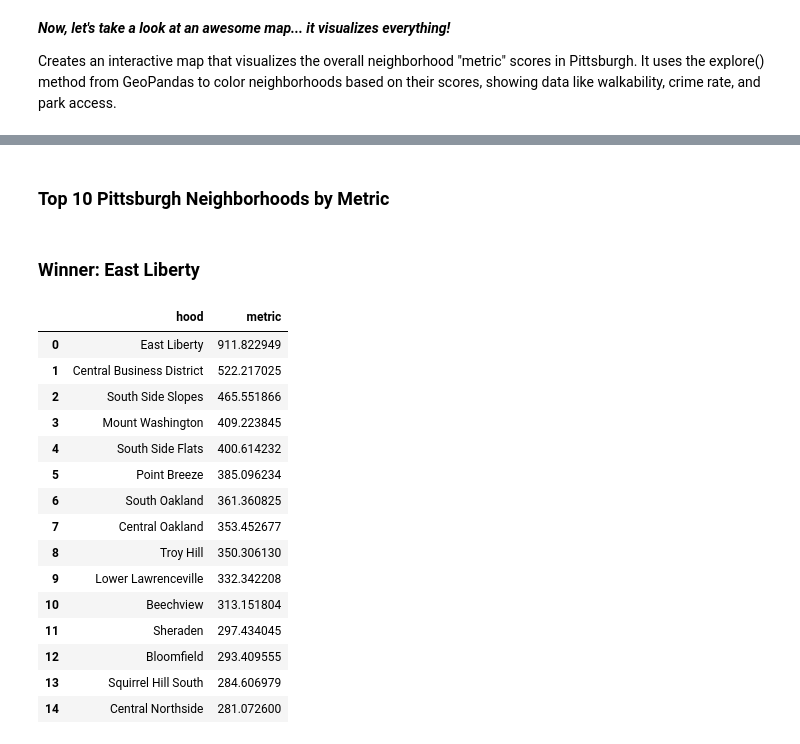
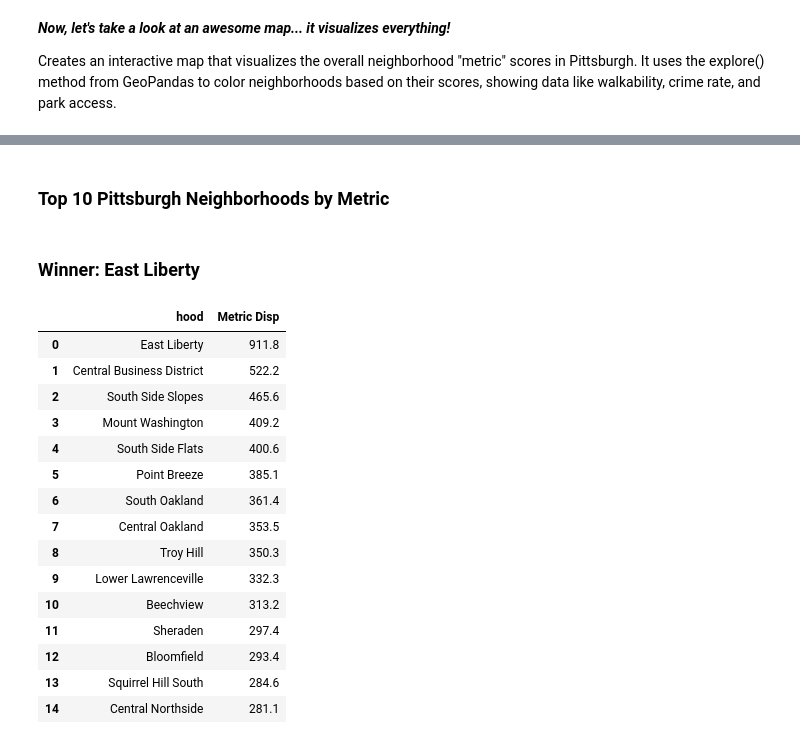
Before and after one commit to WampiFlampi/GNU-plus-Project, a Jupyter notebook: notebooks/CombinedMetric.ipynb, the cells around one changed output, grey strips where cells are left out. Saved outputs shown, nothing was run; the diff lists cells and outputs as text; code cells hidden in the pictures.

```diff
--- a/notebooks/CombinedMetric.ipynb
+++ b/notebooks/CombinedMetric.ipynb
@@ -227,26 +227,26 @@ display(metric_map)
 # %%
 display(Markdown("### Top 10 Pittsburgh Neighborhoods by Metric"))
 display(Markdown("### Winner: East Liberty"))
-places[['hood', 'metric']].sort_values(by='metric', ascending=False).reset_index(drop=True).head(15)
+places[['hood', 'Metric Disp']].sort_values(by='Metric Disp', ascending=False).reset_index(drop=True).head(15)
 # %% [output]
 ### Top 10 Pittsburgh Neighborhoods by Metric
 ### Winner: East Liberty
-|  | hood | metric |
-| 0 | East Liberty | 911.822949 |
-| 1 | Central Business District | 522.217025 |
-| 2 | South Side Slopes | 465.551866 |
-| 3 | Mount Washington | 409.223845 |
-| 4 | South Side Flats | 400.614232 |
-| 5 | Point Breeze | 385.096234 |
-| 6 | South Oakland | 361.360825 |
-| 7 | Central Oakland | 353.452677 |
-| 8 | Troy Hill | 350.306130 |
-| 9 | Lower Lawrenceville | 332.342208 |
-| 10 | Beechview | 313.151804 |
-| 11 | Sheraden | 297.434045 |
-| 12 | Bloomfield | 293.409555 |
-| 13 | Squirrel Hill South | 284.606979 |
-| 14 | Central Northside | 281.072600 |
+|  | hood | Metric Disp |
+| 0 | East Liberty | 911.8 |
+| 1 | Central Business District | 522.2 |
+| 2 | South Side Slopes | 465.6 |
+| 3 | Mount Washington | 409.2 |
+| 4 | South Side Flats | 400.6 |
+| 5 | Point Breeze | 385.1 |
+| 6 | South Oakland | 361.4 |
+| 7 | Central Oakland | 353.5 |
+| 8 | Troy Hill | 350.3 |
+| 9 | Lower Lawrenceville | 332.3 |
+| 10 | Beechview | 313.2 |
+| 11 | Sheraden | 297.4 |
+| 12 | Bloomfield | 293.4 |
+| 13 | Squirrel Hill South | 284.6 |
+| 14 | Central Northside | 281.1 |
 # %% [markdown]
 # Conclusion - Winner: East Liberty
 After countless hours of searching, analysis, and processing, we've found our winner- East Liberty! To some, this comes as a surprise, but to those true East Liberty believers out there (I know there's at least one of you) this came as no surprise. East Liberty is a great up and coming district with tons of amenities and great places to be, including Bakery Square. It also has the Pittsubrgh branches of big tech, like Google and Duolingo, putting it on the absolute forefront of economic opportunity and technical innovation within the city limits. It has a fantastic Walk Score of 88, is decently safe, and has a whopping *twelve* parks! It also happens to have a Tous Les Jours location, a delicious French and Asian bakery and cafe. The runners up include Downtown, Mount Washington, Point Breeze, South Side Flats, Squirrel Hill, and two of the Oaklands. These, of course, come as no surprise as they were very well represented throughout the rest of the best in the data. While East Liberty will take home our very selective and prestigious best neighborhood certification, every neighborhood highlighted in our final data brings something truly special to the table. Whether it's the immaculate energy and beautiful architecture of Downtown, the calm yet stunning skyline views of Mount Washington, or the great small businesses of Squirrel Hill each runner up absolutely deserved to be here and earned its place on our lists.
```
Also changed, not shown: parts of 1 cell of this notebook.
